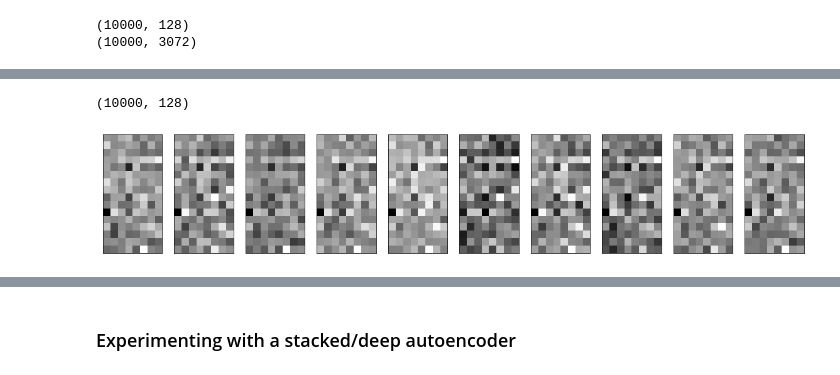
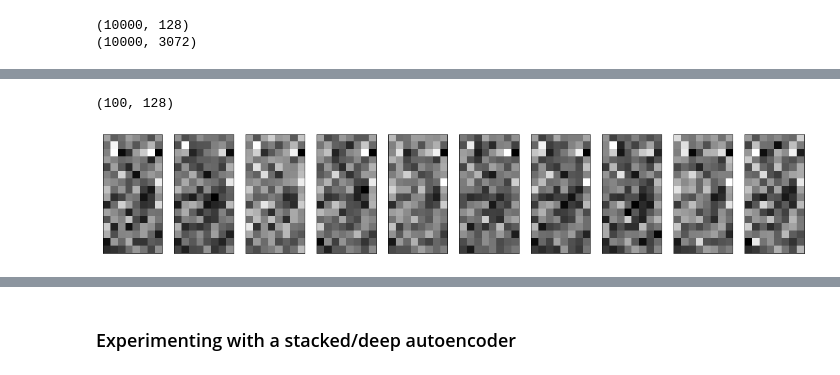
Before and after one commit to VeeranjaneyuluToka/tensorflow, a Jupyter notebook: autoencoder/notebooks/dense_autoencoders_exp.ipynb, the cells around one changed output, grey strips where cells are left out. Saved outputs shown, nothing was run; the diff lists cells and outputs as text; code cells hidden in the pictures.

```diff
--- a/autoencoder/notebooks/dense_autoencoders_exp.ipynb
+++ b/autoencoder/notebooks/dense_autoencoders_exp.ipynb
@@ -33,8 +36,9 @@ plt.show()
 # %%
 """ create dense archs class object and choose arhitecture type """
 latent_dim = 128
-den_ae = dense_archs(x_train.shape[1], 3)
+den_ae = dense_archs(x_train.shape[1])
 autoencoder, encoder = den_ae.undercomp_ae_arch(latent_dim)
+autoencoder.summary()
 # %% [output]
 WARNING:tensorflow:From /home/vuu/anaconda3/envs/tfpy3_exp/lib/python3.7/site-packages/tensorflow/python/ops/init_ops.py:1251: calling VarianceScaling.__init__ (from tensorflow.python.ops.init_ops) wi ...
 Instructions for updating:
@@ -124,18 +139,17 @@ Clipping input data to the valid range for imshow with RGB data ([0..1] for floa
 # %%
 def display_encoder_embeddings(images, enw, enh):
-    encoded_imgs = encoder.predict(images)
-    print(encoded_imgs.shape)
+    print(images.shape)
     n = 10
     plt.figure(figsize=(20, 8))
     for i in range(n):
         ax = plt.subplot(1, n, i+1)
-        plt.imshow(encoded_imgs[i].reshape(enw, enh).T, cmap='gray') # 3 layer network
+        plt.imshow(images[i].reshape(enw, enh).T, cmap='gray') # 3 layer network
         plt.gray()
         ax.get_xaxis().set_visible(False)
         ax.get_yaxis().set_visible(False)
     plt.show()
 # %%
-display_encoder_embeddings(x_train[:100], 8, 16)
+display_encoder_embeddings(latent_codings[:100], 8, 16)
 # %% [output]
-(10000, 128)
+(100, 128)
-[figure, old version]
+[figure, new version]
```
Also changed, not shown: parts of 25 cells of this notebook.
